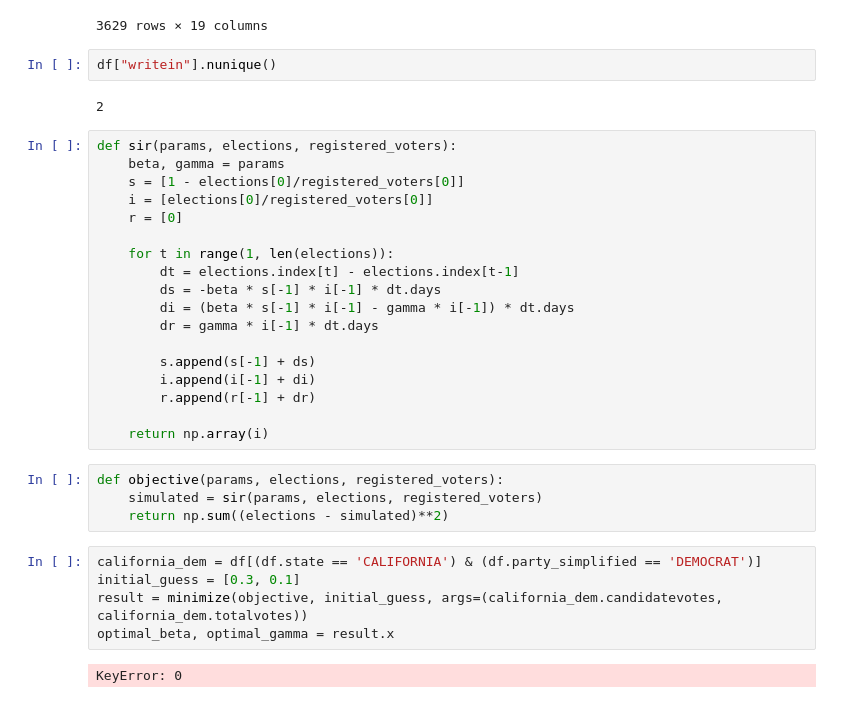
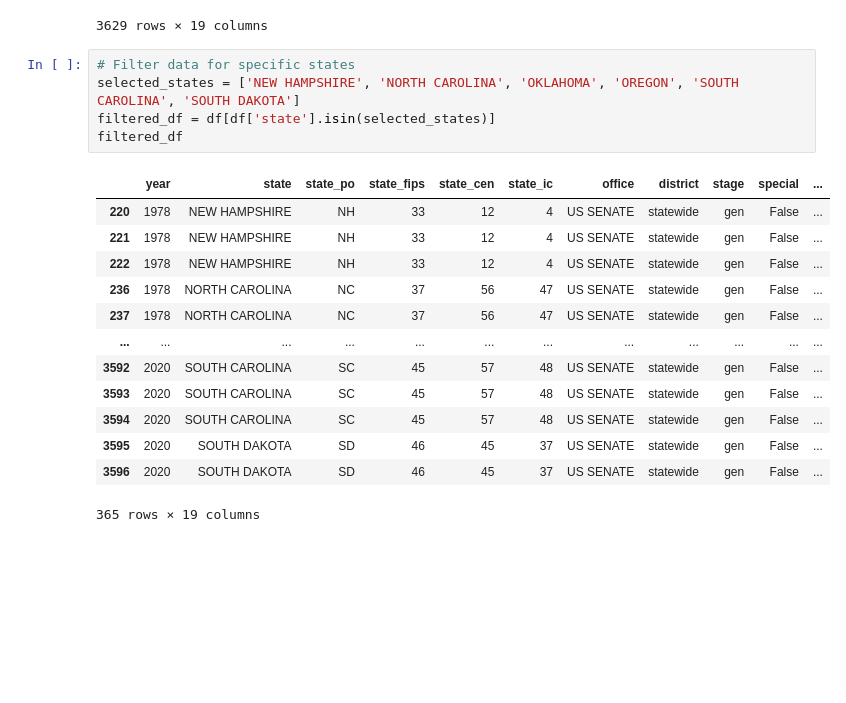
Before and after one commit to alanroyce20102003/bt5240, a Jupyter notebook: main.ipynb, the cells around one changed output. Drawn from its saved outputs; the diff is of its cells as text; blank space fills up the shorter version.

```diff
--- a/main.ipynb
+++ b/main.ipynb
@@ -20,36 +30,22 @@ df
 | 3627 | 2021 | GEORGIA | GA | 13 | 58 | 44 | US SENATE | statewide | runoff | False | ... |
 | 3628 | 2021 | GEORGIA | GA | 13 | 58 | 44 | US SENATE | statewide | runoff | False | ... |
 3629 rows × 19 columns
-# %%
-df["writein"].nunique()
-# %% [output]
-2
-# %%
-def sir(params, elections, registered_voters):
-    beta, gamma = params
-    s = [1 - elections[0]/registered_voters[0]]
-    i = [elections[0]/registered_voters[0]]
-    r = [0]
-
-    for t in range(1, len(elections)):
-        dt = elections.index[t] - elections.index[t-1]
-        ds = -beta * s[-1] * i[-1] * dt.days
-        di = (beta * s[-1] * i[-1] - gamma * i[-1]) * dt.days
-        dr = gamma * i[-1] * dt.days
-
-        s.append(s[-1] + ds)
-        i.append(i[-1] + di)
-        r.append(r[-1] + dr)
-
-    return np.array(i)
-# %%
-def objective(params, elections, registered_voters):
-    simulated = sir(params, elections, registered_voters)
-    return np.sum((elections - simulated)**2)
-# %%
-california_dem = df[(df.state == 'CALIFORNIA') & (df.party_simplified == 'DEMOCRAT')]
-initial_guess = [0.3, 0.1]
-result = minimize(objective, initial_guess, args=(california_dem.candidatevotes, california_dem.totalvotes))
-optimal_beta, optimal_gamma = result.x
-# %% [output]
-KeyError: 0
+# %%
+# Filter data for specific states
+selected_states = ['NEW HAMPSHIRE', 'NORTH CAROLINA', 'OKLAHOMA', 'OREGON', 'SOUTH CAROLINA', 'SOUTH DAKOTA']
+filtered_df = df[df['state'].isin(selected_states)]
+filtered_df
+# %% [output]
+|  | year | state | state_po | state_fips | state_cen | state_ic | office | district | stage | special | ... |
+| 220 | 1978 | NEW HAMPSHIRE | NH | 33 | 12 | 4 | US SENATE | statewide | gen | False | ... |
+| 221 | 1978 | NEW HAMPSHIRE | NH | 33 | 12 | 4 | US SENATE | statewide | gen | False | ... |
+| 222 | 1978 | NEW HAMPSHIRE | NH | 33 | 12 | 4 | US SENATE | statewide | gen | False | ... |
+| 236 | 1978 | NORTH CAROLINA | NC | 37 | 56 | 47 | US SENATE | statewide | gen | False | ... |
+| 237 | 1978 | NORTH CAROLINA | NC | 37 | 56 | 47 | US SENATE | statewide | gen | False | ... |
+| ... | ... | ... | ... | ... | ... | ... | ... | ... | ... | ... | ... |
+| 3592 | 2020 | SOUTH CAROLINA | SC | 45 | 57 | 48 | US SENATE | statewide | gen | False | ... |
+| 3593 | 2020 | SOUTH CAROLINA | SC | 45 | 57 | 48 | US SENATE | statewide | gen | False | ... |
+| 3594 | 2020 | SOUTH CAROLINA | SC | 45 | 57 | 48 | US SENATE | statewide | gen | False | ... |
+| 3595 | 2020 | SOUTH DAKOTA | SD | 46 | 45 | 37 | US SENATE | statewide | gen | False | ... |
+| 3596 | 2020 | SOUTH DAKOTA | SD | 46 | 45 | 37 | US SENATE | statewide | gen | False | ... |
+365 rows × 19 columns
```
Also changed, not shown: parts of 4 cells of this notebook.
